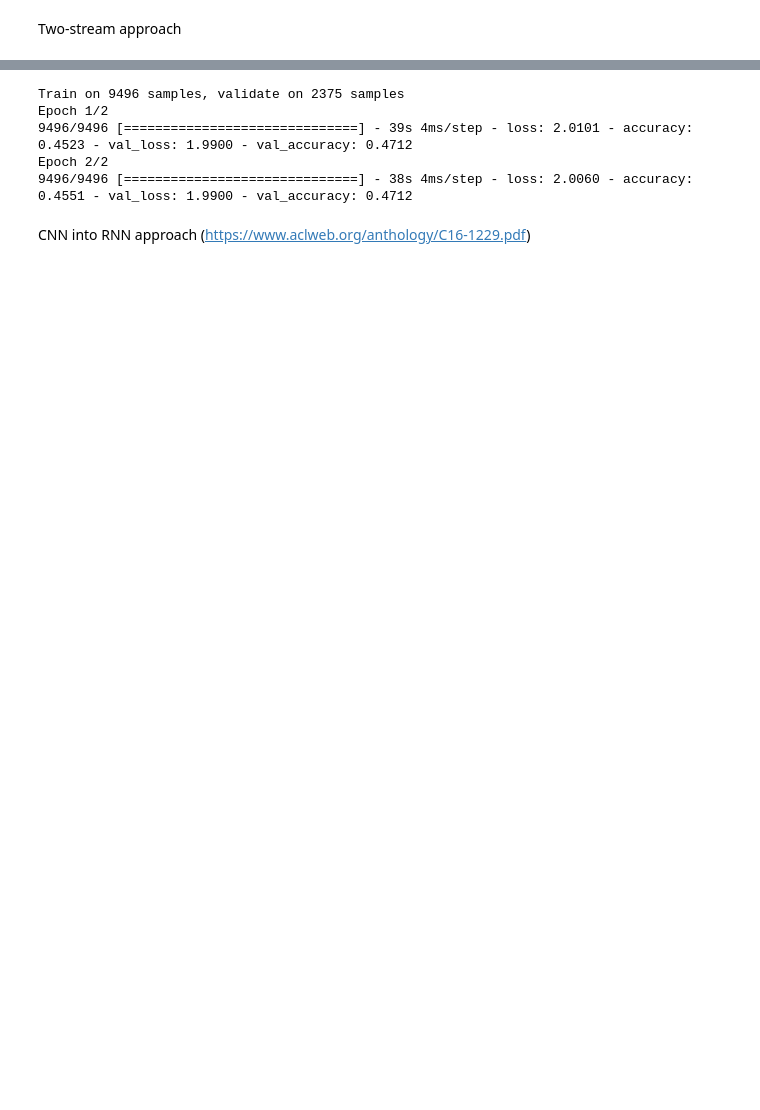
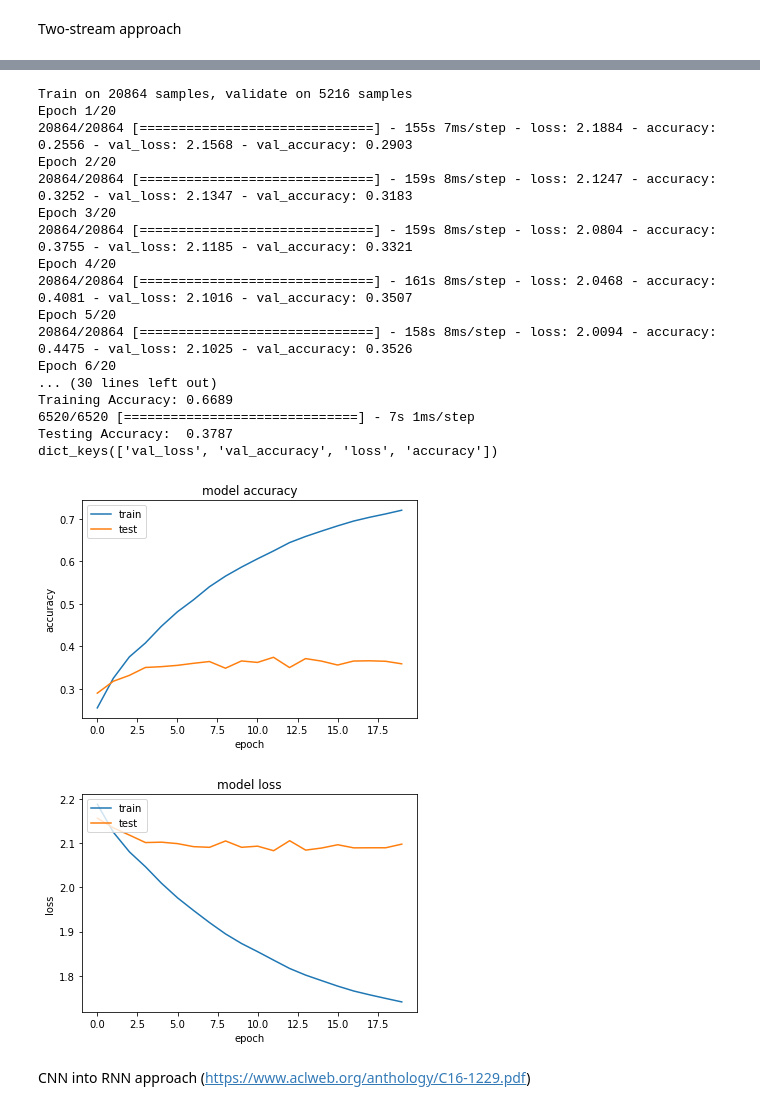
Before and after one commit to ZachZs/MusicNeuralNet, a Jupyter notebook: NeuralNetworkAttempts.ipynb, the cells around one changed output, grey strips where cells are left out. Drawn from its saved outputs; the diff is of its cells as text; code cells hidden in the pictures; blank space fills up the shorter version.

```diff
--- a/NeuralNetworkAttempts.ipynb
+++ b/NeuralNetworkAttempts.ipynb
@@ -1060,42 +1116,56 @@ model_rnncnn1.compile(
 history_rnncnn1 = model_rnncnn1.fit(X_train,
                                     y_train,
                                     batch_size=64,
-                                    epochs=2,
-#                                     validation_split=0.2,
-                                    validation_data=(X_test, y_test))
+                                    validation_split=0.2,
+#                                     validation_data=(X_test, y_test),
+                                    epochs=20,)
 
 loss, accuracy = model_rnncnn1.evaluate(X_train, y_train, verbose=1)
 
 print("Training Accuracy: {:.4f}".format(accuracy))
 
 loss, accuracy = model_rnncnn1.evaluate(X_test, y_test, verbose=1)
 
 print("Testing Accuracy:  {:.4f}".format(accuracy))
 
 # list all data in history
 print(history_rnncnn1.history.keys())
 # summarize history for accuracy
 plt.plot(history_rnncnn1.history['accuracy'])
 plt.plot(history_rnncnn1.history['val_accuracy'])
 plt.title('model accuracy')
 plt.ylabel('accuracy')
 plt.xlabel('epoch')
 plt.legend(['train', 'test'], loc='upper left')
 plt.show()
 # summarize history for loss
 plt.plot(history_rnncnn1.history['loss'])
 plt.plot(history_rnncnn1.history['val_loss'])
 plt.title('model loss')
 plt.ylabel('loss')
 plt.xlabel('epoch')
 plt.legend(['train', 'test'], loc='upper left')
 plt.show()
 # %% [output]
-Train on 9496 samples, validate on 2375 samples
-Epoch 1/2
-9496/9496 [==============================] - 39s 4ms/step - loss: 2.0101 - accuracy: 0.4523 - val_loss: 1.9900 - val_accuracy: 0.4712
-Epoch 2/2
-9496/9496 [==============================] - 38s 4ms/step - loss: 2.0060 - accuracy: 0.4551 - val_loss: 1.9900 - val_accuracy: 0.4712
+Train on 20864 samples, validate on 5216 samples
+Epoch 1/20
+20864/20864 [==============================] - 155s 7ms/step - loss: 2.1884 - accuracy: 0.2556 - val_loss: 2.1568 - val_accuracy: 0.2903
+Epoch 2/20
+20864/20864 [==============================] - 159s 8ms/step - loss: 2.1247 - accuracy: 0.3252 - val_loss: 2.1347 - val_accuracy: 0.3183
+Epoch 3/20
+20864/20864 [==============================] - 159s 8ms/step - loss: 2.0804 - accuracy: 0.3755 - val_loss: 2.1185 - val_accuracy: 0.3321
+Epoch 4/20
+20864/20864 [==============================] - 161s 8ms/step - loss: 2.0468 - accuracy: 0.4081 - val_loss: 2.1016 - val_accuracy: 0.3507
+Epoch 5/20
+20864/20864 [==============================] - 158s 8ms/step - loss: 2.0094 - accuracy: 0.4475 - val_loss: 2.1025 - val_accuracy: 0.3526
+Epoch 6/20
+... (30 lines left out)
+Training Accuracy: 0.6689
+6520/6520 [==============================] - 7s 1ms/step
+Testing Accuracy:  0.3787
+dict_keys(['val_loss', 'val_accuracy', 'loss', 'accuracy'])
+[figure, added]
+[figure, added]
 # %% [markdown]
 CNN into RNN approach (https://www.aclweb.org/anthology/C16-1229.pdf)
 # %%
```
Also changed, not shown: parts of 23 cells of this notebook.
